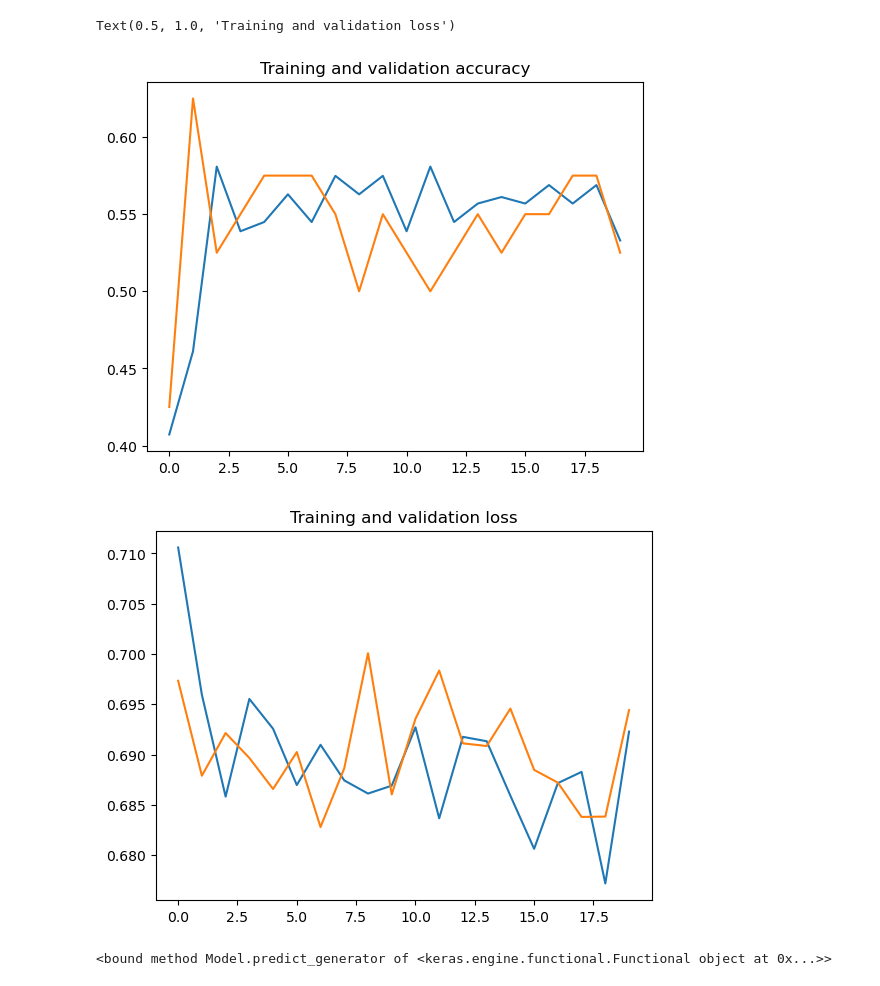
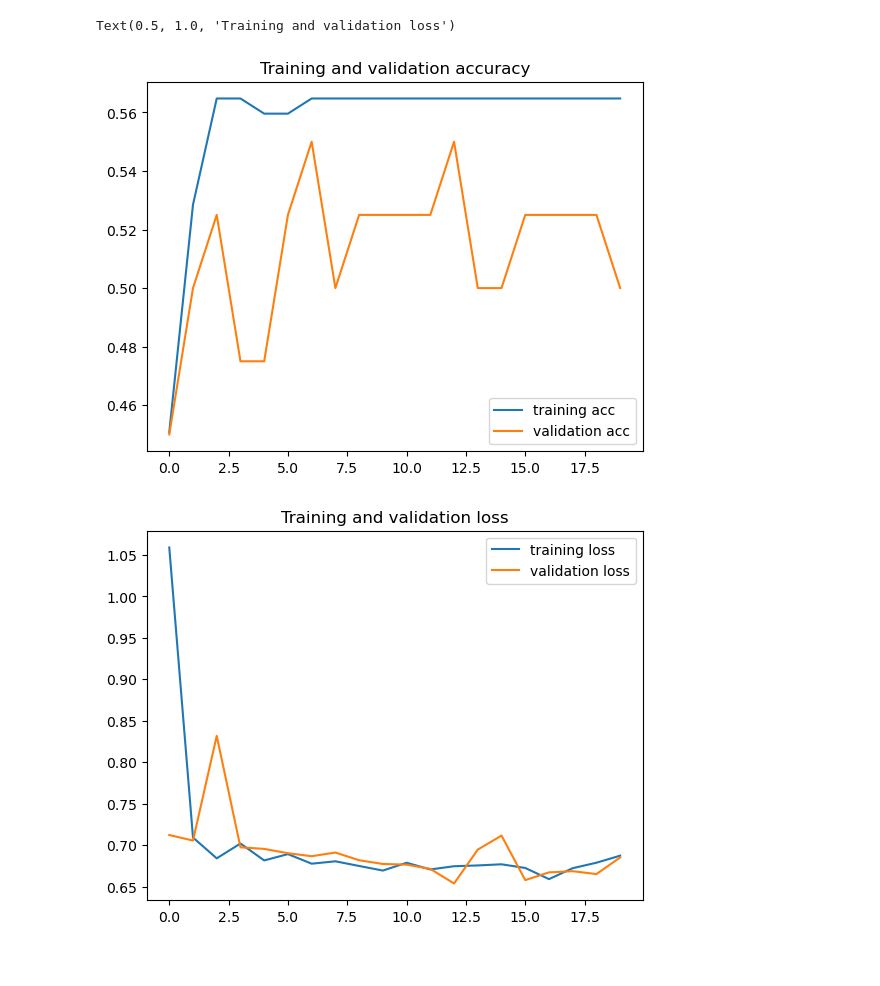
Before and after one commit to gravesadie/Vitality, a Jupyter notebook: model/model_training.ipynb, the cells around one changed output. Cells and saved outputs as stored; diff of their text form; code cells hidden in the pictures.

Commit message:
testing model predictions, added imgs

```diff
--- a/model/model_training.ipynb
+++ b/model/model_training.ipynb
@@ -69,17 +70,18 @@ x = layers.MaxPooling2D(2)(x)
 
 # Third convolution extracts 64 filters that are 3x3
 # Convolution is followed by max-pooling layer with a 2x2 window
-x = layers.Convolution2D(64, 3, activation='relu')(x)
-x = layers.MaxPooling2D(2)(x)
+#x = layers.Convolution2D(64, 3, activation='relu')(x)
+#x = layers.MaxPooling2D(2)(x)
 
 # Flatten feature map to a 1-dim tensor
 x = layers.Flatten()(x)
 
 # Create a fully connected layer with ReLU activation and 512 hidden units
-x = layers.Dense(512, activation='relu')(x)
-
-# Add a dropout rate of 0.2
+#x = layers.Dense(512, activation='relu')(x)
+#x = layers.Dropout(0.2)(x)
+x = layers.Dense(256, activation='relu')(x)
 x = layers.Dropout(0.2)(x)
+x = layers.Dense(128, activation='relu')(x)
 
 # Create output layer with a single node and sigmoid activation
 output = layers.Dense(1, activation='sigmoid')(x)
@@ -87,7 +89,7 @@ output = layers.Dense(1, activation='sigmoid')(x)
 # Configure and compile the model
 model = Model(img_input, output)
 model.compile(loss='binary_crossentropy',
-              optimizer='adagrad', #RMSprop(learning_rate=0.001),
+              optimizer=Adam(learning_rate=0.001), #RMSprop(learning_rate=0.001),
               metrics=['acc'])
 # %%
 model.summary()
@@ -145,12 +147,11 @@ Found 48 images belonging to 2 classes.
 # %%
-import PIL
-
 history = model.fit(
       train_generator,
-      steps_per_epoch=9,  # 159 images = batch_size * steps
+      steps_per_epoch=10,  # 159 images = batch_size * steps
       epochs=20,
       validation_data=validation_generator,
       validation_steps=2,  # 63 images = batch_size * steps
-      verbose=2)
+      verbose=2,
+      shuffle=True)
 # %% [output]
 Epoch 1/20
@@ -173,33 +174,31 @@ Epoch 20/20
 # %%
 # Retrieve a list of accuracy results on training and validation data
 # sets for each training epoch
 acc = history.history['acc']
 val_acc = history.history['val_acc']
 
 # Retrieve a list of list results on training and validation data
 # sets for each training epoch
 loss = history.history['loss']
 val_loss = history.history['val_loss']
 
 # Get number of epochs
 epochs = range(len(acc))
 
 # Plot training and validation accuracy per epoch
-plt.plot(epochs, acc)
-plt.plot(epochs, val_acc)
+plt.plot(epochs, acc, label='training acc')
+plt.plot(epochs, val_acc, label='validation acc')
+plt.legend(loc='lower right')
 plt.title('Training and validation accuracy')
 
 plt.figure()
 
 # Plot training and validation loss per epoch
-plt.plot(epochs, loss)
-plt.plot(epochs, val_loss)
+plt.plot(epochs, loss, label='training loss')
+plt.plot(epochs, val_loss, label='validation loss')
+plt.legend(loc='upper right')
 plt.title('Training and validation loss')
 # %% [output]
 Text(0.5, 1.0, 'Training and validation loss')
-[figure, old version]
+[figure, new version]
-[figure, old version]
+[figure, new version]
-# %%
-model.predict_generator
-# %% [output]
-<bound method Model.predict_generator of <keras.engine.functional.Functional object at 0x...>>
```
Also changed, not shown: parts of 13 cells of this notebook, 9 other files.
